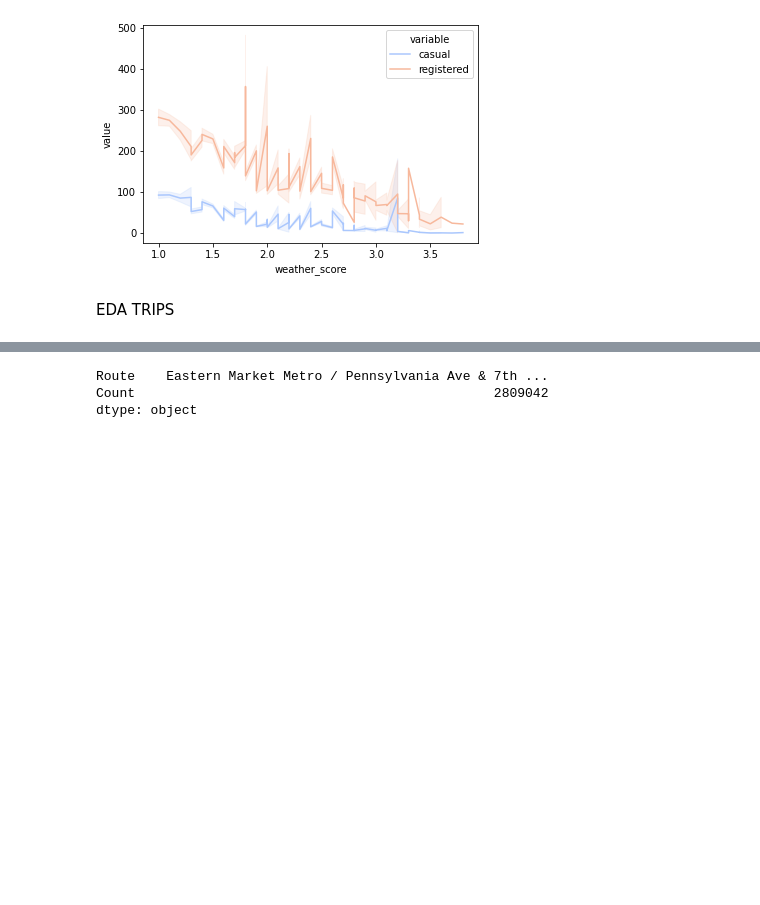
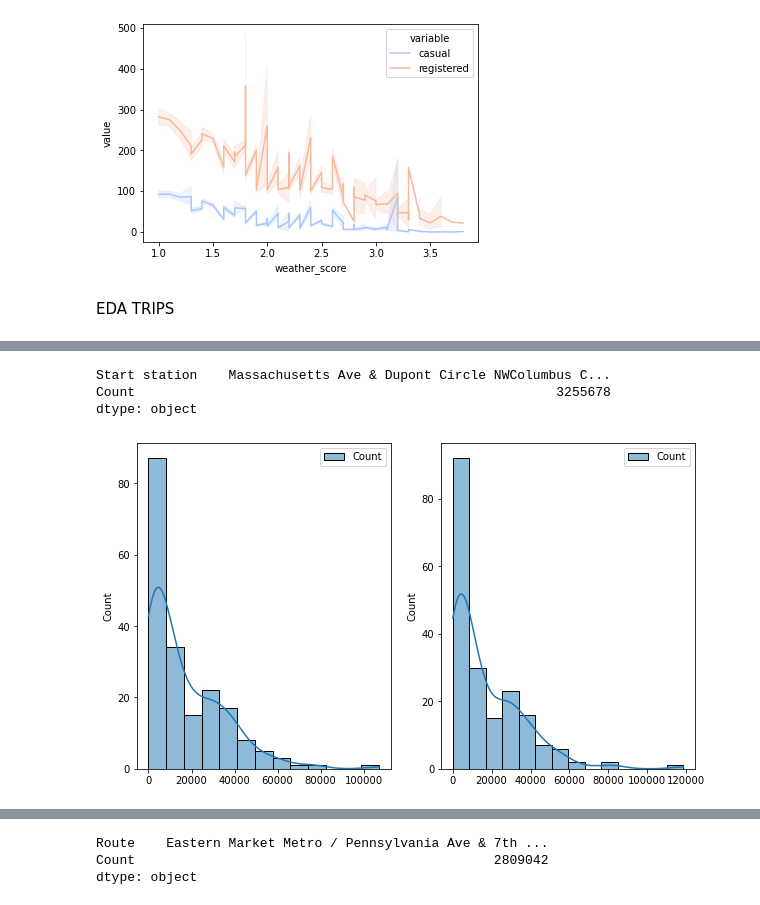
Before and after one commit to YanaOrf/CapitalBikeShare2, a Jupyter notebook: CapitalBike_EDA_2.ipynb, the cells around one changed output, grey strips where cells are left out. Cells and saved outputs as stored; diff of their text form; code cells hidden in the pictures; blank space fills up the shorter version.

```diff
--- a/CapitalBike_EDA_2.ipynb
+++ b/CapitalBike_EDA_2.ipynb
@@ -544,3 +570,7 @@ plt.show()
 # %%
 label=["Route","Count"]
 routes_list=trips["route"].value_counts(dropna=False).rename_axis("Route").reset_index(name='Count')
+# %%
+station_start_list=trips["Start station"].value_counts(dropna=False).rename_axis("NAME").reset_index(name='Count')
+station_start_list["Station type"]="Start station"
+station_start_loc=pd.merge(station_start_list,station_loc,on="NAME",how="left")
@@ -546,0 +586,4 @@ routes_list=trips["route"].value_counts(dropna=False).rename_axis("Route").reset
+# %%
+station_end_list=trips["End station"].value_counts(dropna=False).rename_axis("NAME").reset_index(name='Count')
+station_end_list["Station type"]="End station"
+station_end_loc=pd.merge(station_end_list,station_loc,on="NAME",how="left")
@@ -546,0 +645,13 @@ routes_list=trips["route"].value_counts(dropna=False).rename_axis("Route").reset
+# %%
+station_start_list.sum()
+# %% [output]
+Start station    Massachusetts Ave & Dupont Circle NWColumbus C...
+Count                                                      3255678
+dtype: object
+# %%
+fig,axs=plt.subplots(1,2,figsize=(10,6))
+sns.histplot(data=station_start_list,kde=True,ax=axs[0])
+sns.histplot(data=station_end_list,kde=True,ax=axs[1])
+plt.show()
+# %% [output]
+[figure, added]
```
Also changed, not shown: parts of 17 cells of this notebook, 1 other file.
